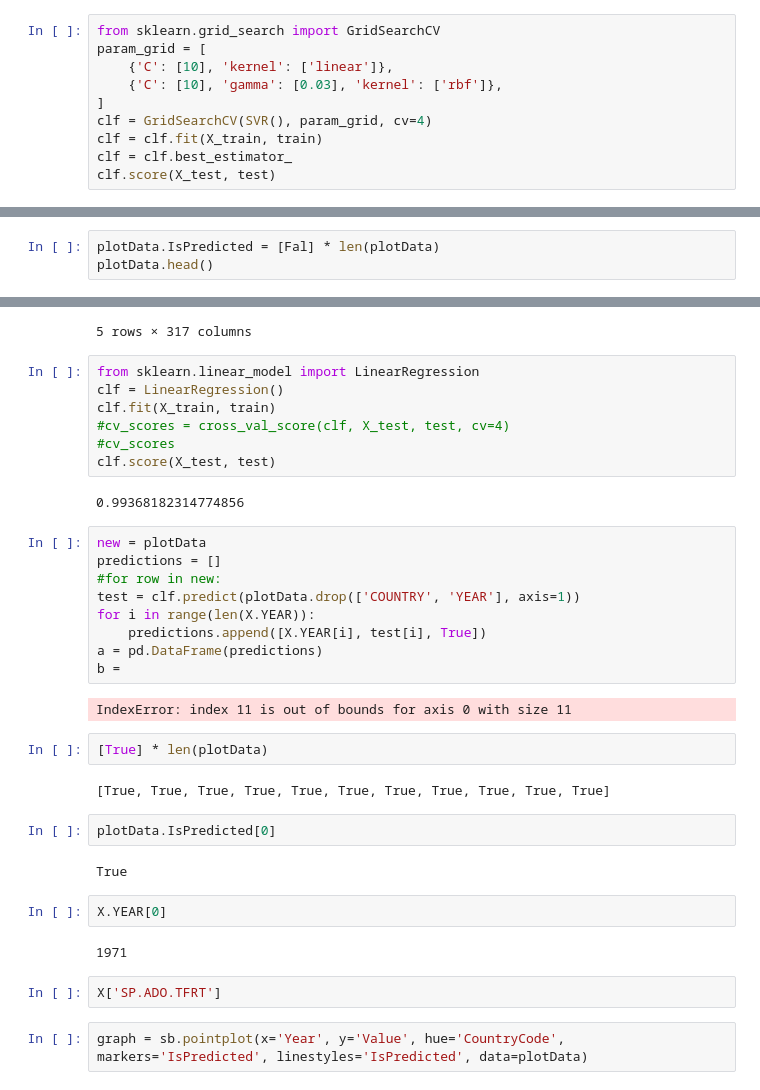
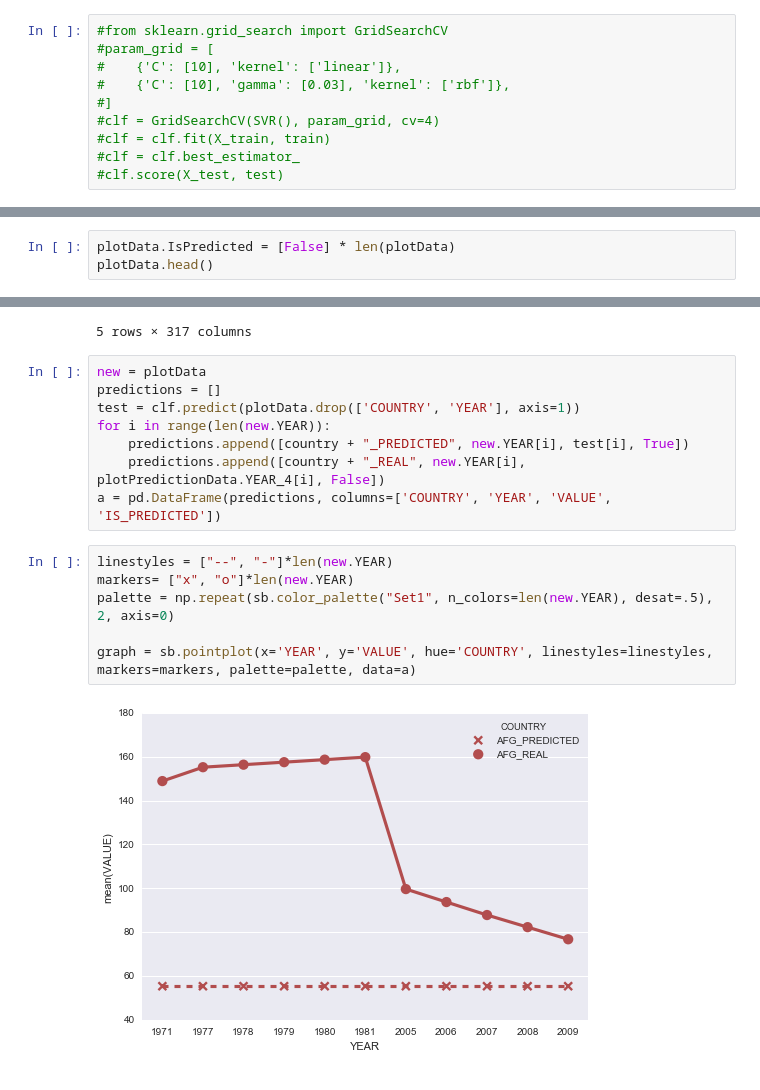
Before and after one commit to jgzuke/KaggleScripts, a Jupyter notebook: WorldDevelopment/Training.ipynb, the cells around one changed output, grey strips where cells are left out. Saved outputs shown, nothing was run; the diff lists cells and outputs as text.

Commit message:
finish graphing

```diff
--- a/WorldDevelopment/Training.ipynb
+++ b/WorldDevelopment/Training.ipynb
@@ -67,12 +67,12 @@ clf.score(X_test, test)
 # %% [output]
 0.87752602923588452
 # %%
-from sklearn.grid_search import GridSearchCV
-param_grid = [
-    {'C': [10], 'kernel': ['linear']},
-    {'C': [10], 'gamma': [0.03], 'kernel': ['rbf']},
-]
-clf = GridSearchCV(SVR(), param_grid, cv=4)
-clf = clf.fit(X_train, train)
-clf = clf.best_estimator_
-clf.score(X_test, test)
+#from sklearn.grid_search import GridSearchCV
+#param_grid = [
+#    {'C': [10], 'kernel': ['linear']},
+#    {'C': [10], 'gamma': [0.03], 'kernel': ['rbf']},
+#]
+#clf = GridSearchCV(SVR(), param_grid, cv=4)
+#clf = clf.fit(X_train, train)
+#clf = clf.best_estimator_
+#clf.score(X_test, test)
@@ -104,7 +111,7 @@ plotData.head()
 | 4 | AFG | 1980 | 2.555556e+09 | 199.164809 | 4624000.0 | 1362.404 | ... |
 5 rows × 317 columns
 # %%
-plotData.IsPredicted = [Fal] * len(plotData)
+plotData.IsPredicted = [False] * len(plotData)
 plotData.head()
 # %% [output]
 |  | COUNTRY | YEAR | NY.GDP.MKTP.CD_0 | NY.GDP.PCAP.CD_0 | AG.PRD.CREL.MT_0 | AG.YLD.CREL.KG_0 | ... |
@@ -114,39 +121,19 @@ plotData.head()
 | 3 | AFG | 1979 | 2.366667e+09 | 188.085136 | 4481000.0 | 1316.392 | ... |
 | 4 | AFG | 1980 | 2.555556e+09 | 199.164809 | 4624000.0 | 1362.404 | ... |
 5 rows × 317 columns
-# %%
-from sklearn.linear_model import LinearRegression
-clf = LinearRegression()
-clf.fit(X_train, train)
-#cv_scores = cross_val_score(clf, X_test, test, cv=4)
-#cv_scores
-clf.score(X_test, test)
-# %% [output]
-0.99368182314774856
 # %%
 new = plotData
 predictions = []
-#for row in new:
 test = clf.predict(plotData.drop(['COUNTRY', 'YEAR'], axis=1))
-for i in range(len(X.YEAR)):
-    predictions.append([X.YEAR[i], test[i], True])
-a = pd.DataFrame(predictions)
-b =
+for i in range(len(new.YEAR)):
+    predictions.append([country + "_PREDICTED", new.YEAR[i], test[i], True])
+    predictions.append([country + "_REAL", new.YEAR[i], plotPredictionData.YEAR_4[i], False])
+a = pd.DataFrame(predictions, columns=['COUNTRY', 'YEAR', 'VALUE', 'IS_PREDICTED'])
-# %% [output]
-IndexError: index 11 is out of bounds for axis 0 with size 11
-# %%
-[True] * len(plotData)
-# %% [output]
-[True, True, True, True, True, True, True, True, True, True, True]
-# %%
-plotData.IsPredicted[0]
-# %% [output]
-True
-# %%
-X.YEAR[0]
-# %% [output]
-1971
-# %%
-X['SP.ADO.TFRT']
-# %%
-graph = sb.pointplot(x='Year', y='Value', hue='CountryCode', markers='IsPredicted', linestyles='IsPredicted', data=plotData)
+# %%
+linestyles = ["--", "-"]*len(new.YEAR)
+markers= ["x", "o"]*len(new.YEAR)
+palette = np.repeat(sb.color_palette("Set1", n_colors=len(new.YEAR), desat=.5), 2, axis=0)
+
+graph = sb.pointplot(x='YEAR', y='VALUE', hue='COUNTRY', linestyles=linestyles, markers=markers, palette=palette, data=a)
+# %% [output]
+[figure, added]
```
Also changed, not shown: parts of 3 cells of this notebook.
